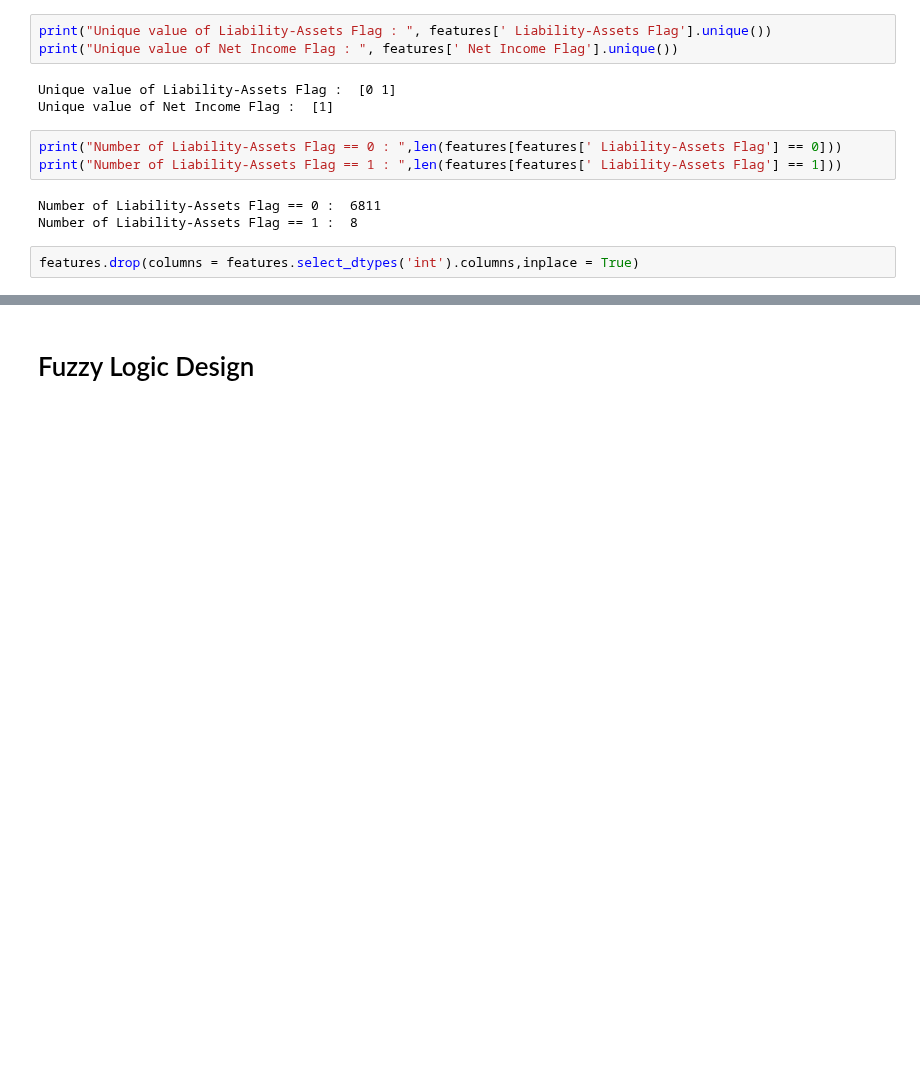
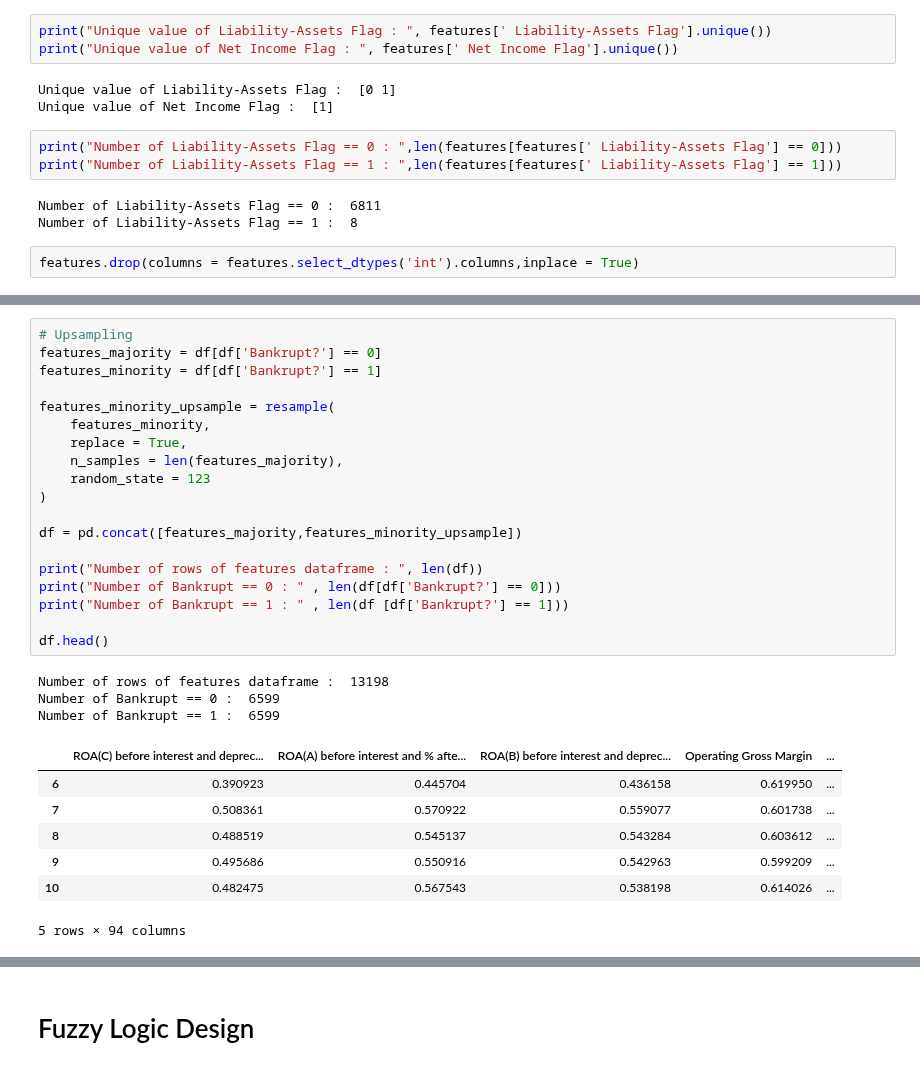
Before and after one commit to yeesem/Soft-Computing, a Jupyter notebook: Assignment_3_Evolutionary_Computing.ipynb, the cells around one changed output, grey strips where cells are left out. Drawn from its saved outputs; the diff is of its cells as text; blank space fills up the shorter version.

```diff
--- a/Assignment_3_Evolutionary_Computing.ipynb
+++ b/Assignment_3_Evolutionary_Computing.ipynb
@@ -71,0 +99,30 @@ features.drop(columns = features.select_dtypes('int').columns,inplace = True)
+# %%
+# Upsampling
+features_majority = df[df['Bankrupt?'] == 0]
+features_minority = df[df['Bankrupt?'] == 1]
+
+features_minority_upsample = resample(
+    features_minority,
+    replace = True,
+    n_samples = len(features_majority),
+    random_state = 123
+)
+
+df = pd.concat([features_majority,features_minority_upsample])
+
+print("Number of rows of features dataframe : ", len(df))
+print("Number of Bankrupt == 0 : " , len(df[df['Bankrupt?'] == 0]))
+print("Number of Bankrupt == 1 : " , len(df [df['Bankrupt?'] == 1]))
+
+df.head()
+# %% [output]
+Number of rows of features dataframe :  13198
+Number of Bankrupt == 0 :  6599
+Number of Bankrupt == 1 :  6599
+|  | ROA(C) before interest and deprec... | ROA(A) before interest and % afte... | ROA(B) before interest and deprec... | Operating Gross Margin | ... |
+| 6 | 0.390923 | 0.445704 | 0.436158 | 0.619950 | ... |
+| 7 | 0.508361 | 0.570922 | 0.559077 | 0.601738 | ... |
+| 8 | 0.488519 | 0.545137 | 0.543284 | 0.603612 | ... |
+| 9 | 0.495686 | 0.550916 | 0.542963 | 0.599209 | ... |
+| 10 | 0.482475 | 0.567543 | 0.538198 | 0.614026 | ... |
+5 rows × 94 columns
```
Also changed, not shown: parts of 15 cells of this notebook.
